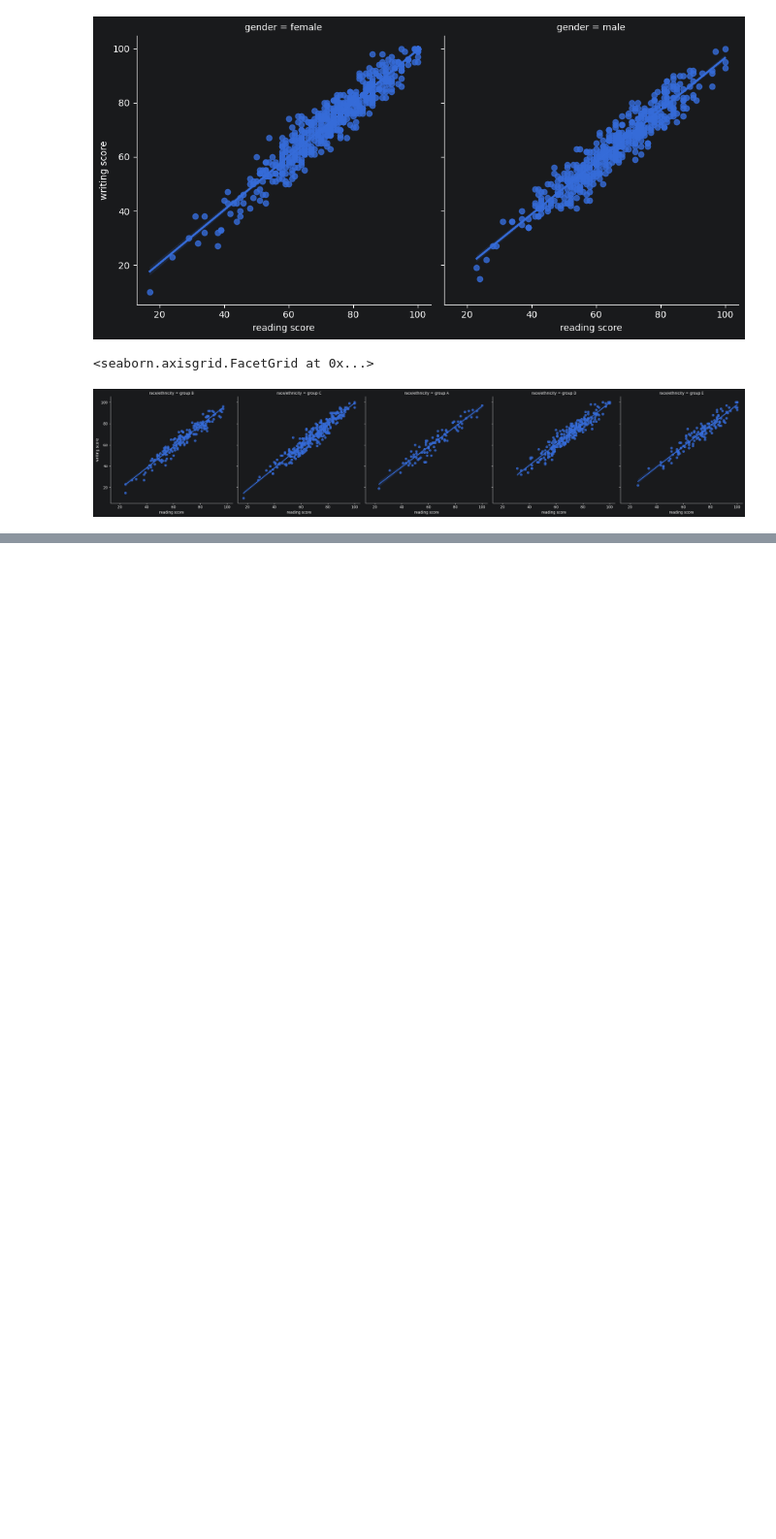
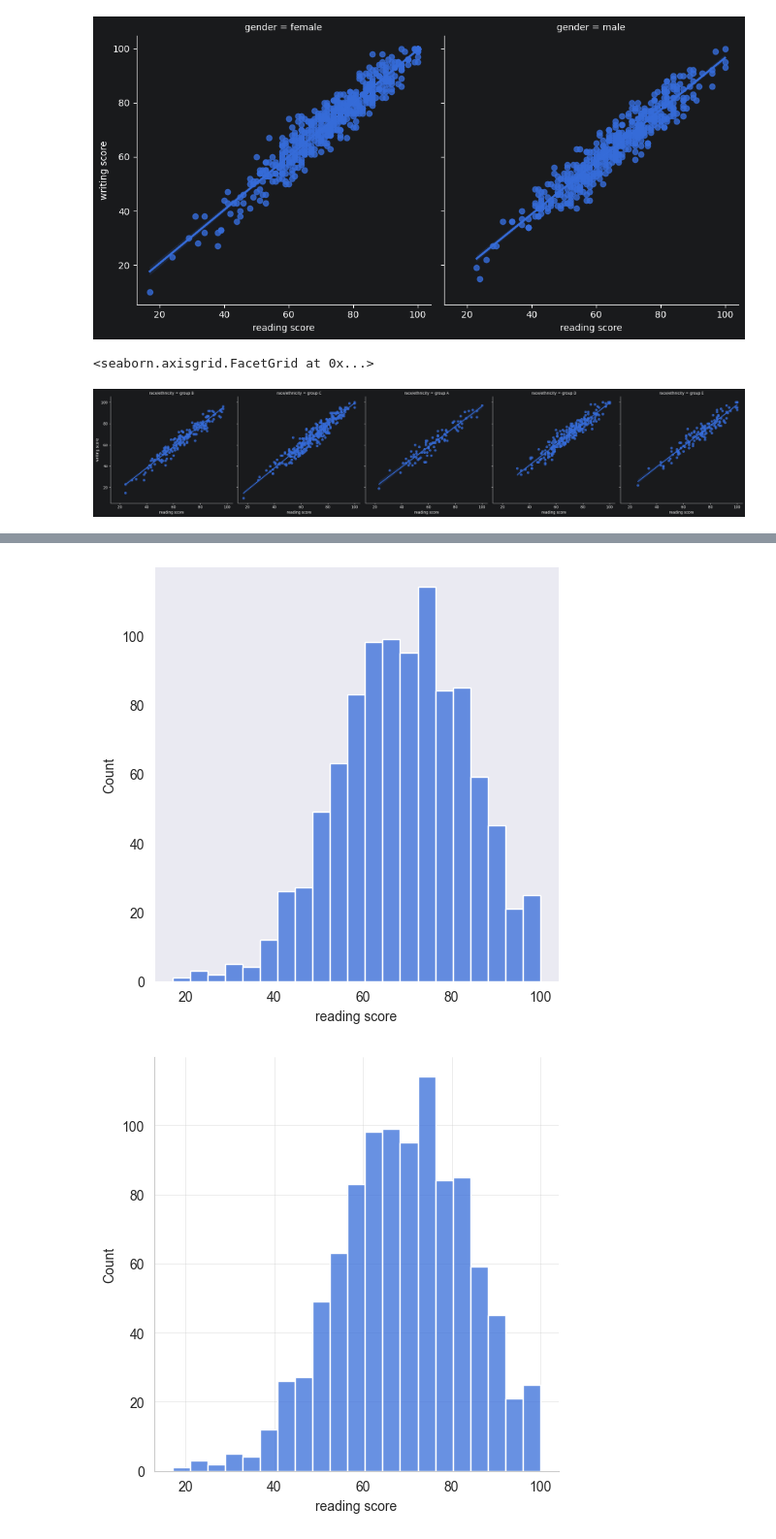
Before and after one commit to hhugoac/PythonForDataScience, a Jupyter notebook: PythonSeaborn.ipynb, the cells around one changed output, grey strips where cells are left out. Shown at 97% size. Drawn from its saved outputs; the diff is of its cells as text; code cells hidden in the pictures; blank space fills up the shorter version.

Commit message:
Seaborn plots
This commit shows different plots using the library and fucntion of Seaborn.

```diff
--- a/PythonSeaborn.ipynb
+++ b/PythonSeaborn.ipynb
@@ -124,0 +133,9 @@ sns.lmplot(x='reading score', y='writing score', data=df, col = 'race/ethnicity'
+# %%
+# Use the kaggle data set
+# Make a loop with different styles to change the hist style
+for style in ['dark', 'whitegrid', 'darkgrid', 'ticks']:
+    sns.set_style(style)
+    sns.displot(df['reading score'])
+# %% [output]
+[figure, added]
+[figure, added]
```
Also changed, not shown: parts of 30 cells of this notebook.
